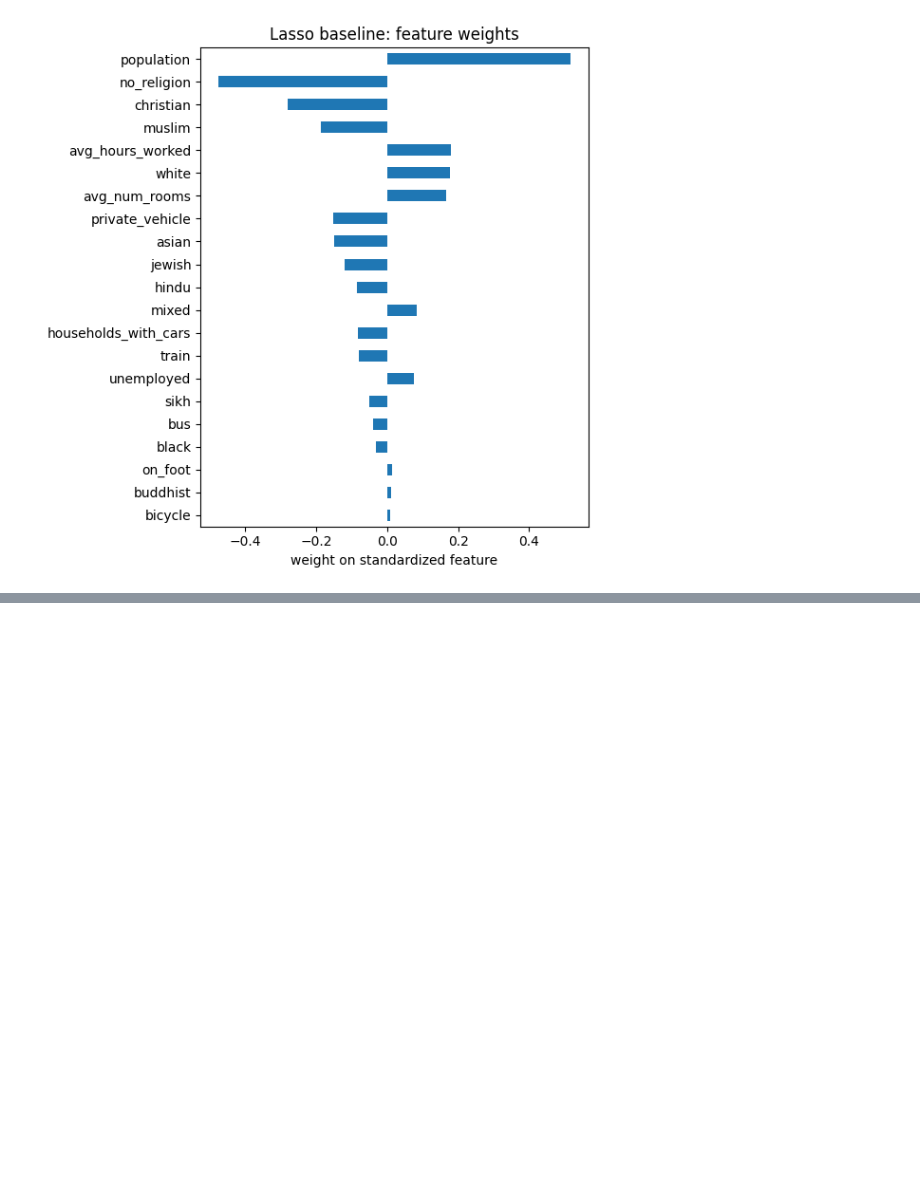
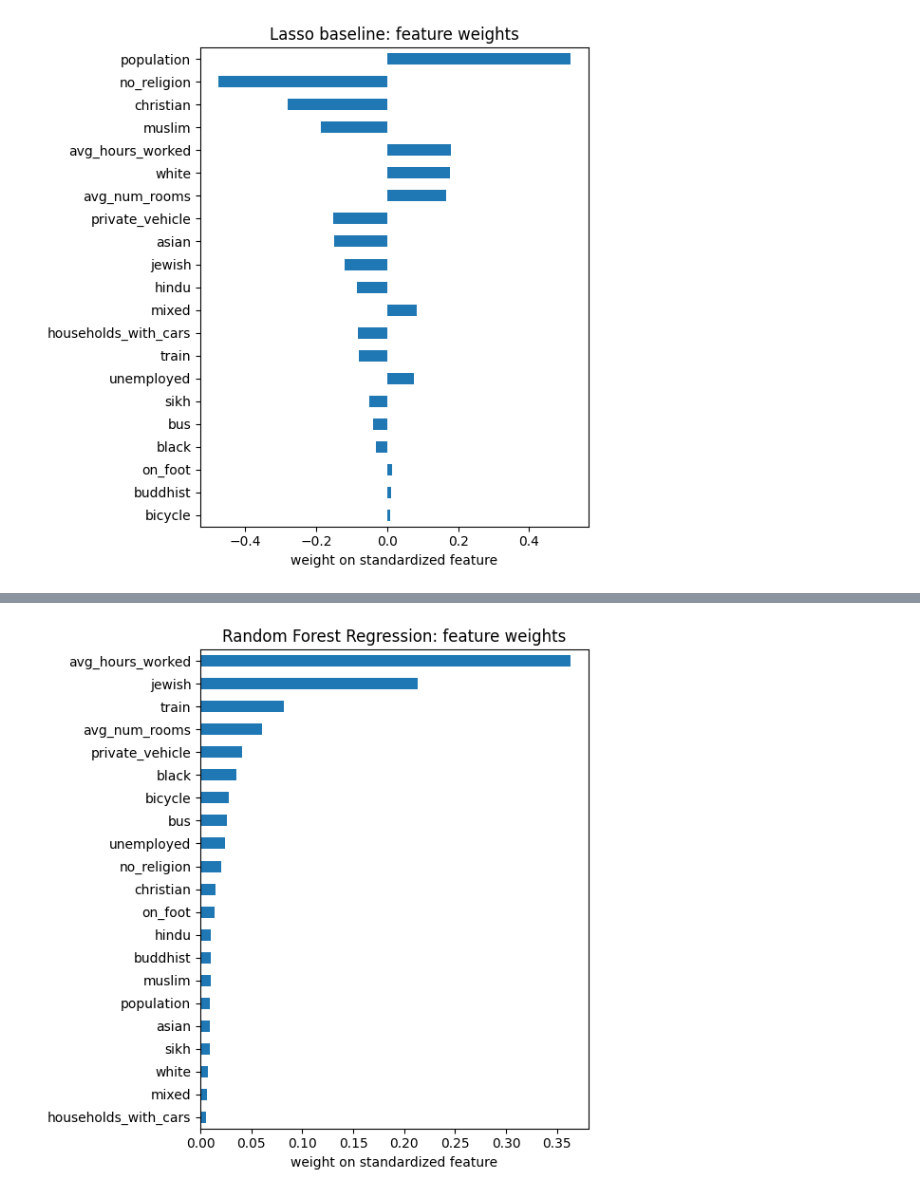
Before and after one commit to ArshSiddiqui/demographic-features-london-col, a Jupyter notebook: housing_cost_analysis.ipynb, the cells around one changed output, grey strips where cells are left out. Drawn from its saved outputs; the diff is of its cells as text; code cells hidden in the pictures; blank space fills up the shorter version.

Commit message:
random forest regression model

```diff
--- a/housing_cost_analysis.ipynb
+++ b/housing_cost_analysis.ipynb
@@ -402,0 +409,13 @@ plt.savefig("baseline.png", dpi=150)
+# %%
+from sklearn.model_selection import RandomizedSearchCV
+from sklearn.ensemble import RandomForestRegressor
+
+rfg = RandomForestRegressor(criterion="squared_error")
+
+hyperparam_grid = {"n_estimators": [25, 50, 100, 150, 200, 250],
+                  "max_depth": [4, 8, 12, 16]}
+
+rand_search = RandomizedSearchCV(rfg, hyperparam_grid, n_jobs=-1)
+
+rand_search.fit(X_train, Y_train)
+rand_search.best_params_
@@ -402,0 +426,11 @@ plt.savefig("baseline.png", dpi=150)
+# %%
+rfg_optimal = RandomForestRegressor(**rand_search.best_params_)
+
+rfg_optimal.fit(X_train, Y_train)
+
+y_pred_rfg = rfg_optimal.predict(X_test)
+
+print("MSE_test:", mean_squared_error(Y_test, y_pred_rfg))
+
+sq_err = (np.array(Y_test) - y_pred_rfg) ** 2
+print("SE_test:", sq_err.std(ddof=1)/np.sqrt(len(sq_err)))
@@ -402,0 +444,8 @@ plt.savefig("baseline.png", dpi=150)
+# %%
+coefs = pd.Series(rfg_optimal.feature_importances_, index=X_test.columns).sort_values(key=abs)
+coefs.plot.barh(figsize=(6, 6), xlabel="weight on standardized feature",
+                title="Random Forest Regression: feature weights")
+plt.tight_layout()
+plt.savefig("rfg.png", dpi=150)
+# %% [output]
+[figure, added]
```
Also changed, not shown: parts of 6 cells of this notebook.
